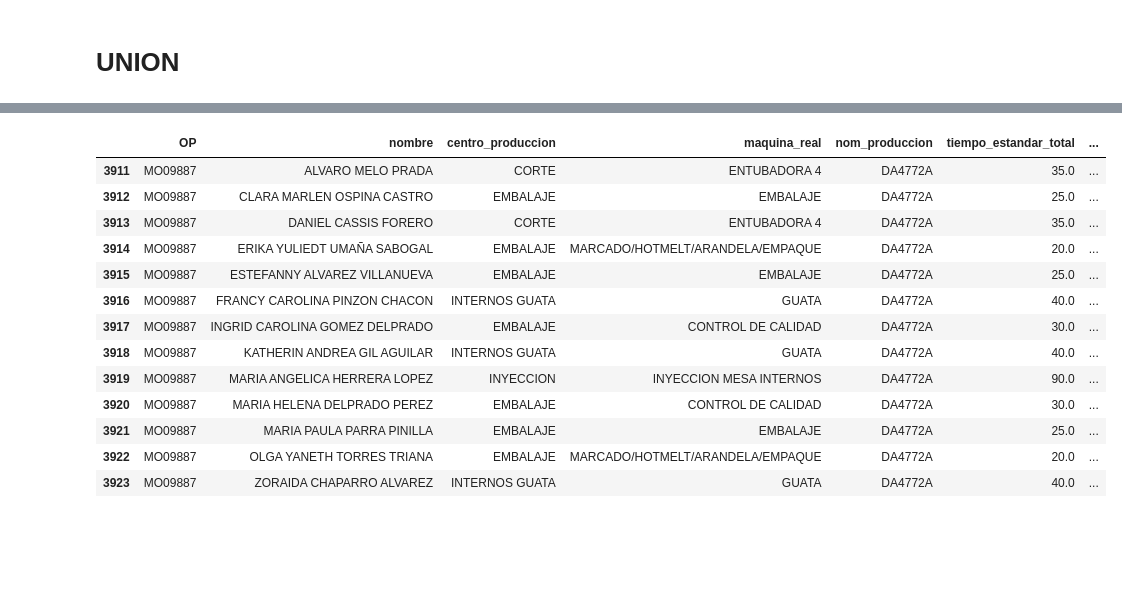
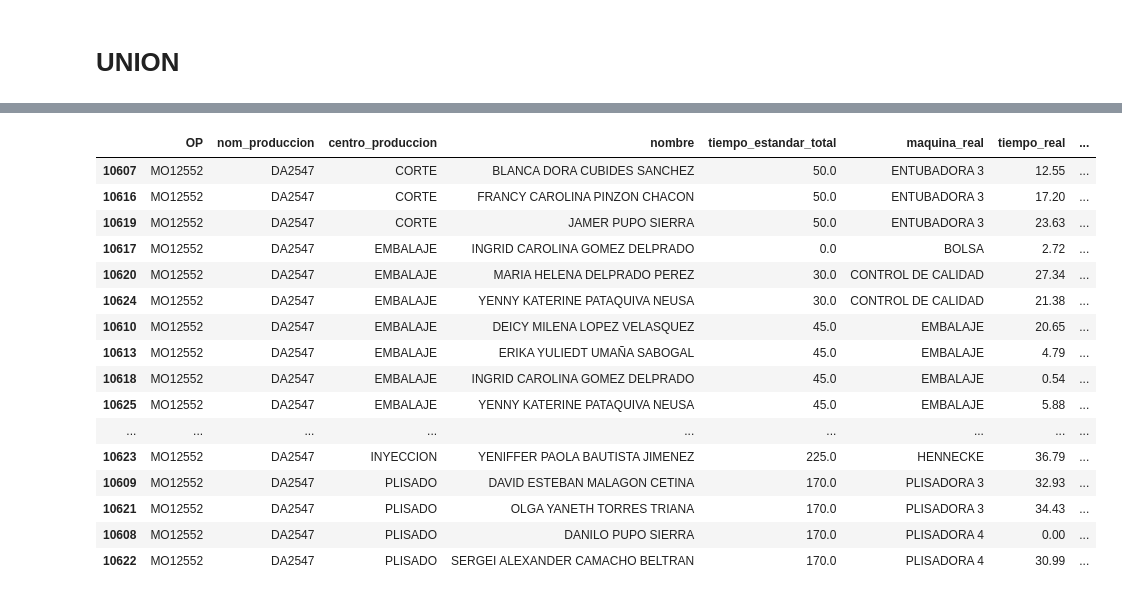
Before and after one commit to FiltrosDonsson/Proyectos-Data-analyst, a Jupyter notebook: PRORUDCCION/tiempo_produccion.ipynb, the cells around one changed output, grey strips where cells are left out. Drawn from its saved outputs; the diff is of its cells as text; code cells hidden in the pictures; blank space fills up the shorter version.

Commit message:
finalpush

```diff
--- a/PRORUDCCION/tiempo_produccion.ipynb
+++ b/PRORUDCCION/tiempo_produccion.ipynb
@@ -194,16 +202,21 @@ merge_exact["tipo_union"] = "exacta"
 # 3️⃣ Detectamos los que no encontraron match exacto
 faltantes = merge_exact[merge_exact["tiempo_estandar_total"].isna()].copy()
 
-# 4️⃣ Segundo merge: solo por producto y centro (ignora máquina)
+# 4️⃣ Segundo merge: solo por producto y centro (ignora máquina, pero conserva la esperada)
 merge_flexible = pd.merge(
     faltantes.drop(columns=["maquina_esperada", "Clasificacion", "tiempo_estandar_total", "tipo_union"]),
     te_clas.groupby(["nom_produccion", "centro_produccion"], as_index=False)
-            .agg({"tiempo_estimado_estandard": "sum", "Clasificacion": "first"})
+            .agg({
+                "tiempo_estimado_estandard": "max",
+                "Clasificacion": "first",
+                "maquina_esperada": "first"   # ✅ conservar una máquina esperada
+            })
             .rename(columns={"tiempo_estimado_estandard": "tiempo_estandar_total"}),
     on=["nom_produccion", "centro_produccion"],
     how="left"
 )
 merge_flexible["tipo_union"] = "por_centro"
+
 
 # 5️⃣ Unimos ambos resultados
 df_join = pd.concat(
@@ -242,39 +257,54 @@ memory usage: 1.8+ MB
 # --- Agrupar por los campos que identifican el mismo trabajo ---
 cols_agrupacion = [
     "OP", "nombre", "centro_produccion", "maquina_real", "nom_produccion",
-    "tiempo_estandar_total", "Clasificacion", "tipo_union"
+    "tiempo_estandar_total", "Clasificacion", "tipo_union", "maquina_esperada"
 ]
 
+# Verificar que exista fecha_final
+if "fecha_final" not in df_final.columns:
+    df_final = df_final.rename(columns={"date_end": "fecha_final"})
+    if "fecha_final" not in df_final.columns:
+        df_final["fecha_final"] = pd.NaT
+
+# Agrupación
 df_join_sum = (
     df_final.groupby(cols_agrupacion, as_index=False)
     .agg({
-        "tiempo_real": "mean",
+        "tiempo_real": "sum",
         "cantidad_fabricada": "mean",
-        "fecha_final": "max",  # conservar última fecha
-        "delay": "mean",       # promedio si te interesa
+        "fecha_final": "max",
+        "delay": "sum",
     })
 )
 
-# --- Recalcular las métricas ---
-df_join_sum["desviacion_abs"] = df_join_sum["tiempo_real"] - df_join_sum["tiempo_estandar_total"]
-df_join_sum["precision_%"] = (
-    (df_join_sum["tiempo_real"] / df_join_sum["tiempo_estandar_total"]) * 100
-).replace([float("inf"), -float("inf")], 0)
+# Asegurar que esté la columna
+if "fecha_final" not in df_join_sum.columns:
+    df_join_sum["fecha_final"] = pd.NaT
+
+# Reordenar columnas
+df_join_sum = df_join_sum[[
+    "OP","nom_produccion","centro_produccion","nombre",
+    "tiempo_estandar_total","maquina_real","tiempo_real",
+    "maquina_esperada","delay","cantidad_fabricada","fecha_final"
+]]
 # %%
-df_join_sum[(df_join_sum["nom_produccion"]=="DA4772A") & (df_join_sum["OP"]=="MO09887") ]
+df_join_sum[(df_join_sum["nom_produccion"]=="DA2547") & (df_join_sum["OP"]=="MO12552") ].sort_values(by=["centro_produccion","maquina_real"], ascending=True)
 # %% [output]
-|  | OP | nombre | centro_produccion | maquina_real | nom_produccion | tiempo_estandar_total | ... |
-| 3911 | MO09887 | ALVARO MELO PRADA | CORTE | ENTUBADORA 4 | DA4772A | 35.0 | ... |
-| 3912 | MO09887 | CLARA MARLEN OSPINA CASTRO | EMBALAJE | EMBALAJE | DA4772A | 25.0 | ... |
-| 3913 | MO09887 | DANIEL CASSIS FORERO | CORTE | ENTUBADORA 4 | DA4772A | 35.0 | ... |
-| 3914 | MO09887 | ERIKA YULIEDT UMAÑA SABOGAL | EMBALAJE | MARCADO/HOTMELT/ARANDELA/EMPAQUE | DA4772A | 20.0 | ... |
-| 3915 | MO09887 | ESTEFANNY ALVAREZ VILLANUEVA | EMBALAJE | EMBALAJE | DA4772A | 25.0 | ... |
-| 3916 | MO09887 | FRANCY CAROLINA PINZON CHACON | INTERNOS GUATA | GUATA | DA4772A | 40.0 | ... |
-| 3917 | MO09887 | INGRID CAROLINA GOMEZ DELPRADO | EMBALAJE | CONTROL DE CALIDAD | DA4772A | 30.0 | ... |
-| 3918 | MO09887 | KATHERIN ANDREA GIL AGUILAR | INTERNOS GUATA | GUATA | DA4772A | 40.0 | ... |
-| 3919 | MO09887 | MARIA ANGELICA HERRERA LOPEZ | INYECCION | INYECCION MESA INTERNOS | DA4772A | 90.0 | ... |
-| 3920 | MO09887 | MARIA HELENA DELPRADO PEREZ | EMBALAJE | CONTROL DE CALIDAD | DA4772A | 30.0 | ... |
-| 3921 | MO09887 | MARIA PAULA PARRA PINILLA | EMBALAJE | EMBALAJE | DA4772A | 25.0 | ... |
-| 3922 | MO09887 | OLGA YANETH TORRES TRIANA | EMBALAJE | MARCADO/HOTMELT/ARANDELA/EMPAQUE | DA4772A | 20.0 | ... |
-| 3923 | MO09887 | ZORAIDA CHAPARRO ALVAREZ | INTERNOS GUATA | GUATA | DA4772A | 40.0 | ... |
+|  | OP | nom_produccion | centro_produccion | nombre | tiempo_estandar_total | maquina_real | tiempo_real | ... |
+| 10607 | MO12552 | DA2547 | CORTE | BLANCA DORA CUBIDES SANCHEZ | 50.0 | ENTUBADORA 3 | 12.55 | ... |
+| 10616 | MO12552 | DA2547 | CORTE | FRANCY CAROLINA PINZON CHACON | 50.0 | ENTUBADORA 3 | 17.20 | ... |
+| 10619 | MO12552 | DA2547 | CORTE | JAMER PUPO SIERRA | 50.0 | ENTUBADORA 3 | 23.63 | ... |
+| 10617 | MO12552 | DA2547 | EMBALAJE | INGRID CAROLINA GOMEZ DELPRADO | 0.0 | BOLSA | 2.72 | ... |
+| 10620 | MO12552 | DA2547 | EMBALAJE | MARIA HELENA DELPRADO PEREZ | 30.0 | CONTROL DE CALIDAD | 27.34 | ... |
+| 10624 | MO12552 | DA2547 | EMBALAJE | YENNY KATERINE PATAQUIVA NEUSA | 30.0 | CONTROL DE CALIDAD | 21.38 | ... |
+| 10610 | MO12552 | DA2547 | EMBALAJE | DEICY MILENA LOPEZ VELASQUEZ | 45.0 | EMBALAJE | 20.65 | ... |
+| 10613 | MO12552 | DA2547 | EMBALAJE | ERIKA YULIEDT UMAÑA SABOGAL | 45.0 | EMBALAJE | 4.79 | ... |
+| 10618 | MO12552 | DA2547 | EMBALAJE | INGRID CAROLINA GOMEZ DELPRADO | 45.0 | EMBALAJE | 0.54 | ... |
+| 10625 | MO12552 | DA2547 | EMBALAJE | YENNY KATERINE PATAQUIVA NEUSA | 45.0 | EMBALAJE | 5.88 | ... |
+| ... | ... | ... | ... | ... | ... | ... | ... | ... |
+| 10623 | MO12552 | DA2547 | INYECCION | YENIFFER PAOLA BAUTISTA JIMENEZ | 225.0 | HENNECKE | 36.79 | ... |
+| 10609 | MO12552 | DA2547 | PLISADO | DAVID ESTEBAN MALAGON CETINA | 170.0 | PLISADORA 3 | 32.93 | ... |
+| 10621 | MO12552 | DA2547 | PLISADO | OLGA YANETH TORRES TRIANA | 170.0 | PLISADORA 3 | 34.43 | ... |
+| 10608 | MO12552 | DA2547 | PLISADO | DANILO PUPO SIERRA | 170.0 | PLISADORA 4 | 0.00 | ... |
+| 10622 | MO12552 | DA2547 | PLISADO | SERGEI ALEXANDER CAMACHO BELTRAN | 170.0 | PLISADORA 4 | 30.99 | ... |
 # %%
```
Also changed, not shown: parts of 11 cells of this notebook, 7 other files.
